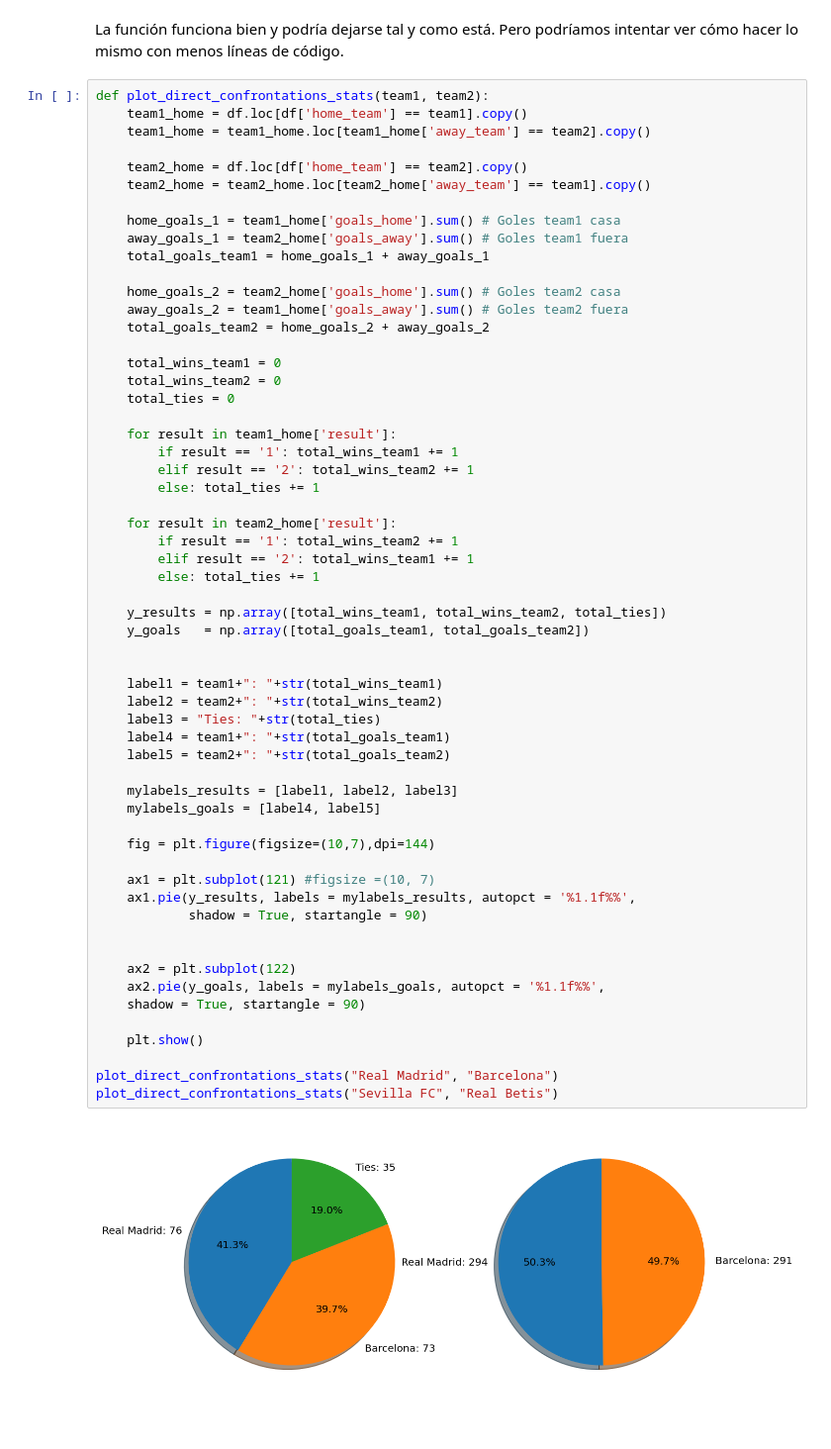
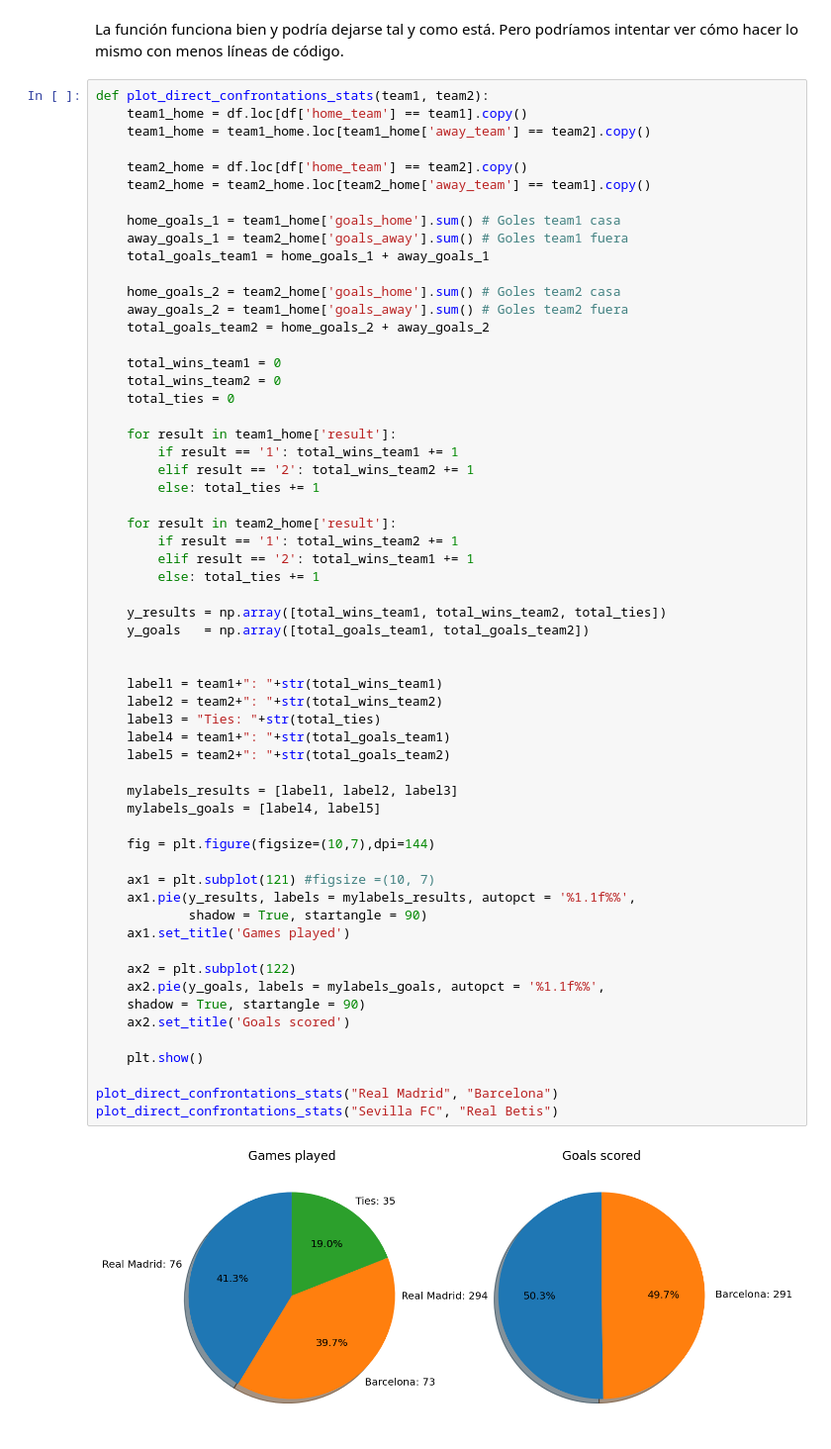
Before and after one commit to MellacE98/LaQuinielaUAB, a Jupyter notebook: LaLigaDataAnalysis.ipynb, the cells around one changed output. Shown: that part at 99% size. Saved outputs shown, nothing was run; the diff lists cells and outputs as text.

```diff
--- a/LaLigaDataAnalysis.ipynb
+++ b/LaLigaDataAnalysis.ipynb
@@ -292,32 +295,33 @@ def plot_direct_confrontations_stats(team1, team2):
         else: total_ties += 1
 
     y_results = np.array([total_wins_team1, total_wins_team2, total_ties])
     y_goals   = np.array([total_goals_team1, total_goals_team2])
 
 
     label1 = team1+": "+str(total_wins_team1)
     label2 = team2+": "+str(total_wins_team2)
     label3 = "Ties: "+str(total_ties)
     label4 = team1+": "+str(total_goals_team1)
     label5 = team2+": "+str(total_goals_team2)
 
     mylabels_results = [label1, label2, label3]
     mylabels_goals = [label4, label5]
 
     fig = plt.figure(figsize=(10,7),dpi=144)
 
     ax1 = plt.subplot(121) #figsize =(10, 7)
     ax1.pie(y_results, labels = mylabels_results, autopct = '%1.1f%%',
             shadow = True, startangle = 90)
-
+    ax1.set_title('Games played')
 
     ax2 = plt.subplot(122)
     ax2.pie(y_goals, labels = mylabels_goals, autopct = '%1.1f%%',
     shadow = True, startangle = 90)
+    ax2.set_title('Goals scored')
 
     plt.show()
 
 plot_direct_confrontations_stats("Real Madrid", "Barcelona")
 plot_direct_confrontations_stats("Sevilla FC", "Real Betis")
 # %% [output]
-[figure, old version]
+[figure, new version]
```
Also changed, not shown: parts of 12 cells of this notebook.
